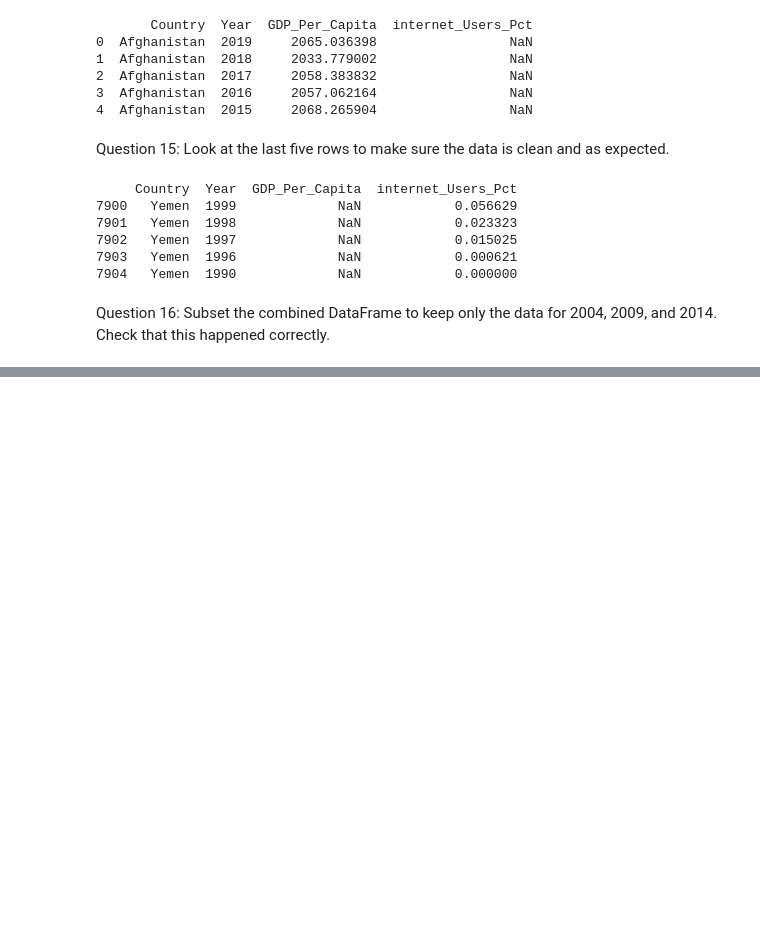
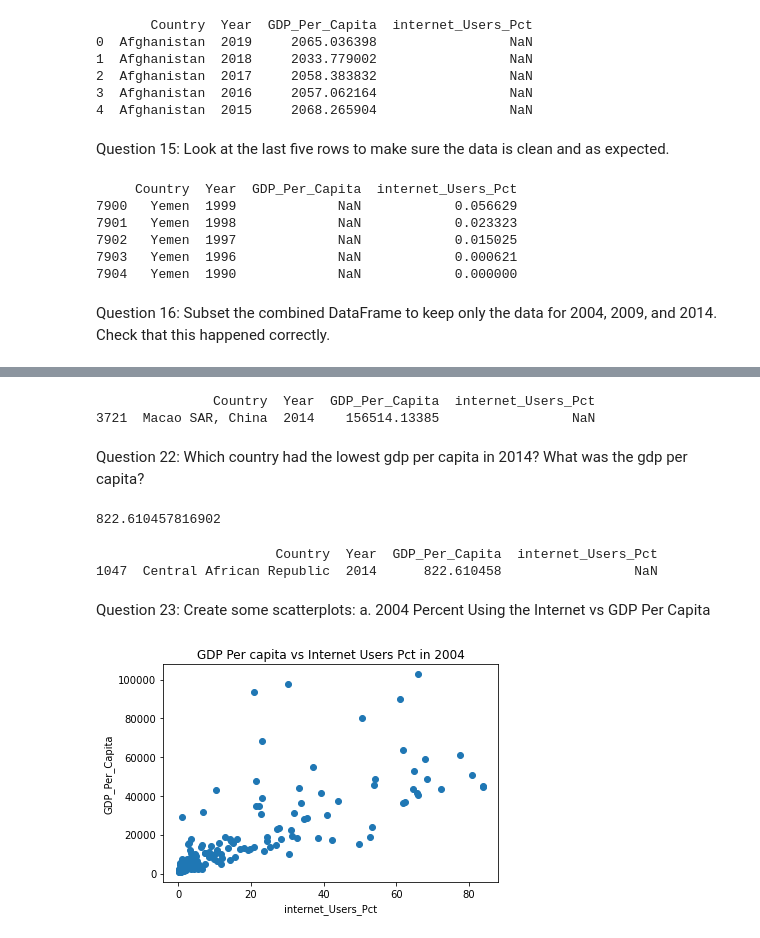
Before and after one commit to Mackeyk88/gdp-and-internet-usage-python, a Jupyter notebook: Notebook/Python1.ipynb, the cells around one changed output, grey strips where cells are left out. Saved outputs shown, nothing was run; the diff lists cells and outputs as text; code cells hidden in the pictures; blank space fills up the shorter version.

Commit message:
Working on Bonus Question

```diff
--- a/Notebook/Python1.ipynb
+++ b/Notebook/Python1.ipynb
@@ -177,0 +190,3 @@ Question 16: Subset the combined DataFrame to keep only the data for 2004, 2009,
+# %%
+df04 = gdp_and_internet_use[gdp_and_internet_use['Year'] == 2004]
+df04.head()
@@ -177,0 +287,28 @@ Question 16: Subset the combined DataFrame to keep only the data for 2004, 2009,
+# %%
+print(df14[df14['GDP_Per_Capita'] == maxgdp14])
+# %% [output]
+               Country  Year  GDP_Per_Capita  internet_Users_Pct
+3721  Macao SAR, China  2014    156514.13385                 NaN
+# %% [markdown]
+Question 22: Which country had the lowest gdp per capita in 2014? What was the gdp per capita?
+# %%
+mingdp14 = df14['GDP_Per_Capita'].min()
+print(mingdp14)
+# %% [output]
+822.610457816902
+# %%
+print(df14[df14['GDP_Per_Capita'] == mingdp14])
+# %% [output]
+                       Country  Year  GDP_Per_Capita  internet_Users_Pct
+1047  Central African Republic  2014      822.610458                 NaN
+# %% [markdown]
+Question 23: Create some scatterplots:
+a. 2004 Percent Using the Internet vs GDP Per Capita
+# %%
+plt.scatter(df04.internet_Users_Pct, df04.GDP_Per_Capita)
+plt.xlabel('internet_Users_Pct')
+plt.ylabel('GDP_Per_Capita')
+plt.title('GDP Per capita vs Internet Users Pct in 2004')
+plt.show()
+# %% [output]
+[figure, added]
```
Also changed, not shown: parts of 57 cells of this notebook.
